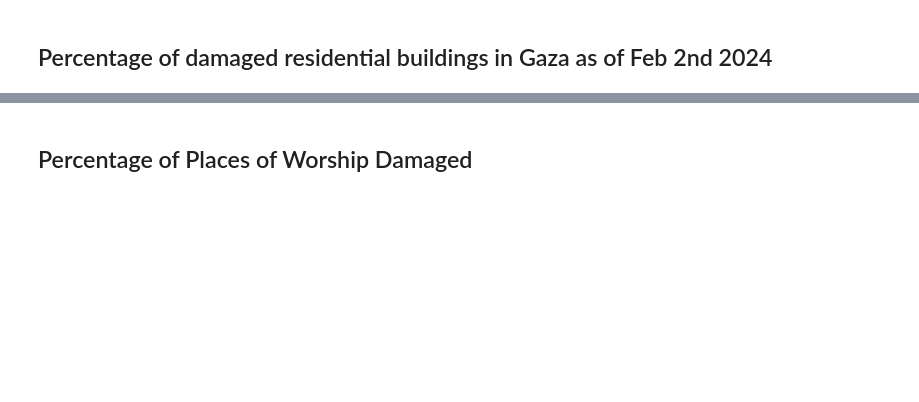
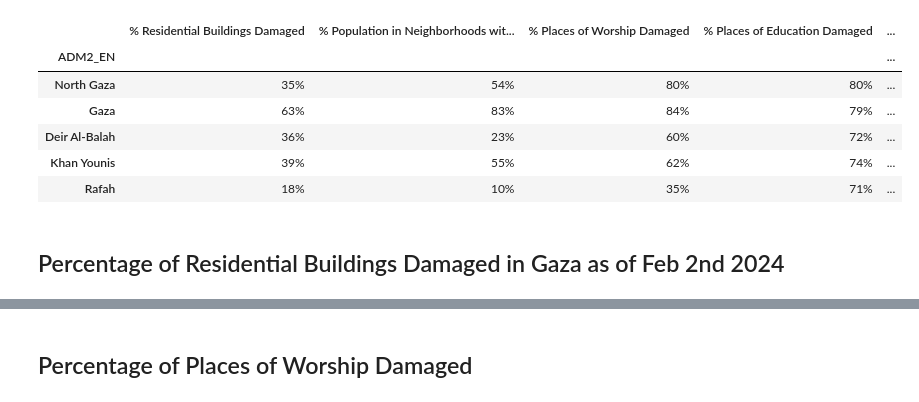
Before and after one commit to datapartnership/gaza-israel-conflict-impact-analysis, a Jupyter notebook: notebooks/sample-indicators/housing-and-community.ipynb, the cells around one changed output, grey strips where cells are left out. Saved outputs shown, nothing was run; the diff lists cells and outputs as text; code cells hidden in the pictures; blank space fills up the shorter version.

```diff
--- a/notebooks/sample-indicators/housing-and-community.ipynb
+++ b/notebooks/sample-indicators/housing-and-community.ipynb
@@ -23,5 +35,15 @@ from palettable.tableau import ColorBlind_10, TableauMedium_10
+# %%
+summary_stats[['% Residential Buildings Damaged','% Population in Neighborhoods with Damaged Buildings', '% Places of Worship Damaged','% Places of Education Damaged','% Public Amenities Damaged']].style.background_gradient(cmap='viridis', axis=0).format("{:.0f}%")
+# %% [output]
+|  | % Residential Buildings Damaged | % Population in Neighborhoods wit... | % Places of Worship Damaged | % Places of Education Damaged | ... |
+| ADM2_EN |  |  |  |  | ... |
+| North Gaza | 35% | 54% | 80% | 80% | ... |
+| Gaza | 63% | 83% | 84% | 79% | ... |
+| Deir Al-Balah | 36% | 23% | 60% | 72% | ... |
+| Khan Younis | 39% | 55% | 62% | 74% | ... |
+| Rafah | 18% | 10% | 35% | 71% | ... |
 # %% [markdown]
-## Percentage of damaged residential buildings in Gaza as of Feb 2nd 2024
+## Percentage of Residential Buildings Damaged in Gaza as of Feb 2nd 2024
 # %%
 # read shapefiles
 PSE = geopandas.read_file(
```
Also changed, not shown: parts of 29 cells of this notebook.
